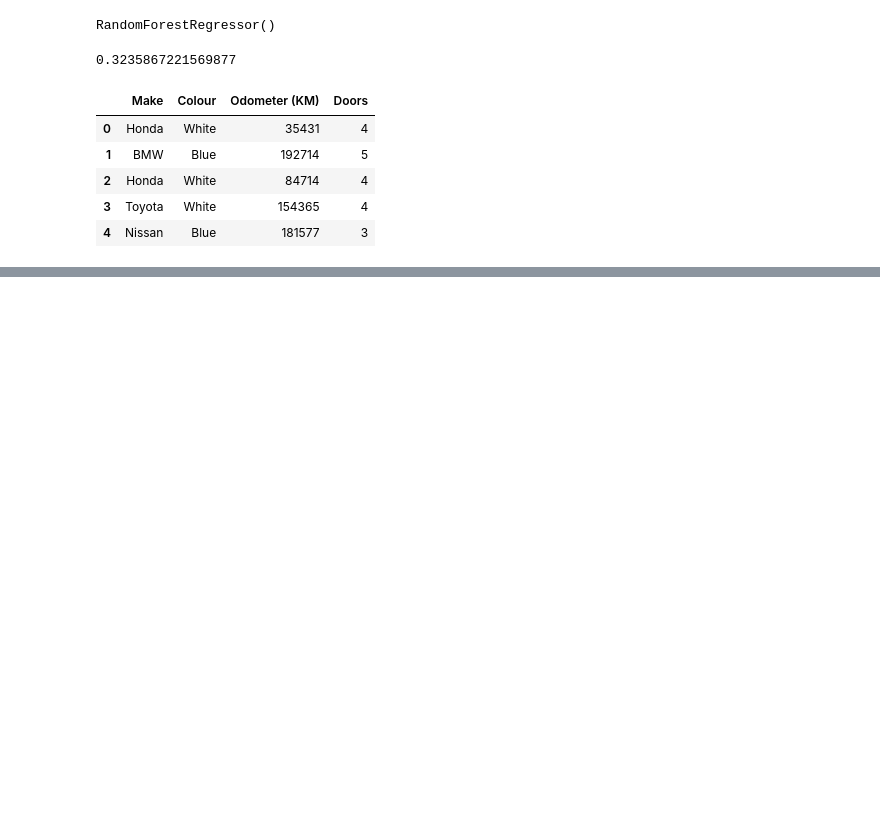
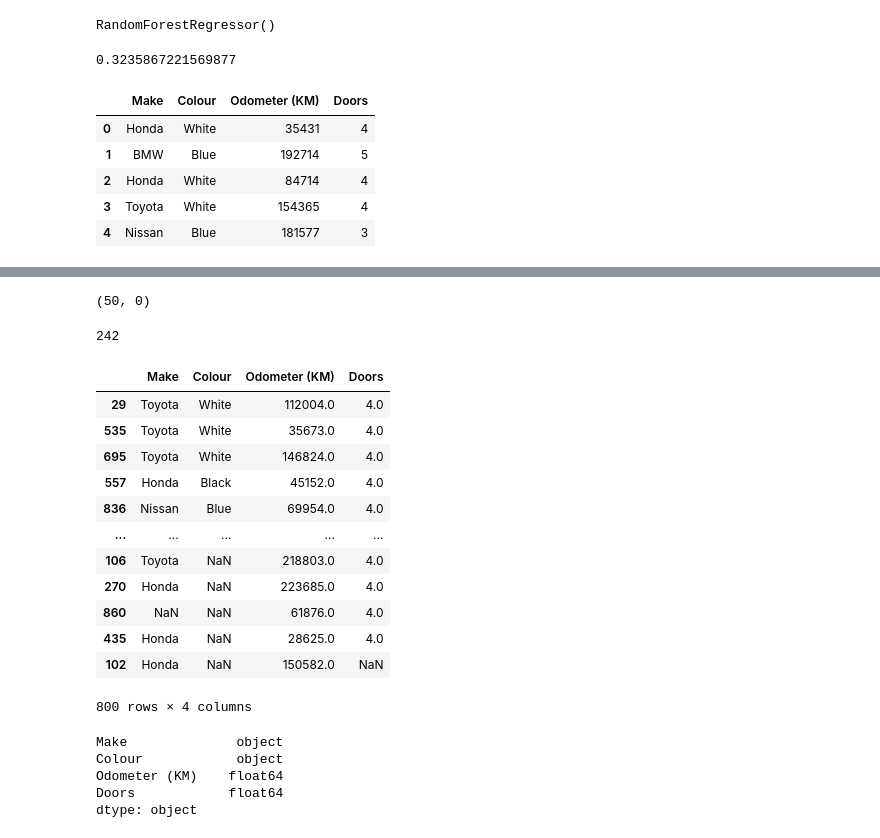
Before and after one commit to vikkastaneja/sample_project, a Jupyter notebook: intro-to-scikit-learn.ipynb, the cells around one changed output, grey strips where cells are left out. Drawn from its saved outputs; the diff is of its cells as text; code cells hidden in the pictures; blank space fills up the shorter version.

```diff
--- a/intro-to-scikit-learn.ipynb
+++ b/intro-to-scikit-learn.ipynb
@@ -296,0 +379,3 @@ X.head()
+# %%
+car_missing_values = pd.read_csv('data/car-sales-extended-missing-data.csv')
+car_missing_values.head()
@@ -296,0 +405,77 @@ X.head()
+# %%
+# Try without dropping the NaN price records --> DId that and when fitting, it threw an error. Hence we need to either fill the values of train and test data labels or drop the records.
+
+car_missing_value_price_present = car_missing_values.dropna(subset='Price')
+car_missing_values['Price'].isna().sum(), car_missing_value_price_present['Price'].isna().sum()
+# %% [output]
+(50, 0)
+# %%
+
+
+from sklearn.model_selection import train_test_split
+np.random.seed(42)
+X = car_missing_value_price_present.drop('Price', axis=1)
+y = car_missing_value_price_present['Price']
+
+X_train, X_test, y_train, y_test = train_test_split(X, y, test_size=0.2)
+# %%
+# use simple imputers to fill up values as
+# Make and Colour missing values will be filled in as 'missing'
+# Odometer will be filled in as mean value
+# Doors will be filled in by max frequency
+from sklearn.impute import SimpleImputer
+
+make_colour_imputer = SimpleImputer(strategy="constant", fill_value="missing")
+odometer_imputer = SimpleImputer(strategy="mean")
+door_imputer = SimpleImputer(strategy='most_frequent')
+
+make_colour_feature = ['Make', 'Colour']
+odometer_feature = ['Odometer (KM)']
+door_feature = ['Doors']
+
+# Now use transformer that will transform non-existence values to the values we defined above
+from sklearn.compose import ColumnTransformer
+imputer = ColumnTransformer([("make_colour_imputer", make_colour_imputer, make_colour_feature),
+                             ("odometer_imputer", odometer_imputer, odometer_feature),
+                             ("door_imputer", door_imputer, door_feature)])
+
+# Calculate and fill missing values from the training set
+filled_X_train = imputer.fit_transform(X_train)
+
+# now whatever values are learned from training data, fill those into testing data
+filled_X_test = imputer.transform(X_test)
+
+# Note that we have not touched missing values for 'Price' column
+Y_train.isna().count()
+
+# filled_X_train
+# %% [output]
+242
+# %%
+X_train
+# %% [output]
+|  | Make | Colour | Odometer (KM) | Doors |
+| 29 | Toyota | White | 112004.0 | 4.0 |
+| 535 | Toyota | White | 35673.0 | 4.0 |
+| 695 | Toyota | White | 146824.0 | 4.0 |
+| 557 | Honda | Black | 45152.0 | 4.0 |
+| 836 | Nissan | Blue | 69954.0 | 4.0 |
+| ... | ... | ... | ... | ... |
+| 106 | Toyota | NaN | 218803.0 | 4.0 |
+| 270 | Honda | NaN | 223685.0 | 4.0 |
+| 860 | NaN | NaN | 61876.0 | 4.0 |
+| 435 | Honda | NaN | 28625.0 | 4.0 |
+| 102 | Honda | NaN | 150582.0 | NaN |
+800 rows × 4 columns
+# %%
+# Since we have not filled in the missing values for labels
+# I will try and see what happens
+# Now that I have all the data, I will convert the non-numerical to numerical first
+# Let's check the data types
+pd.DataFrame(X_train).dtypes
+# %% [output]
+Make              object
+Colour            object
+Odometer (KM)    float64
+Doors            float64
+dtype: object
```
Also changed, not shown: parts of 17 cells of this notebook, 3 other files.
